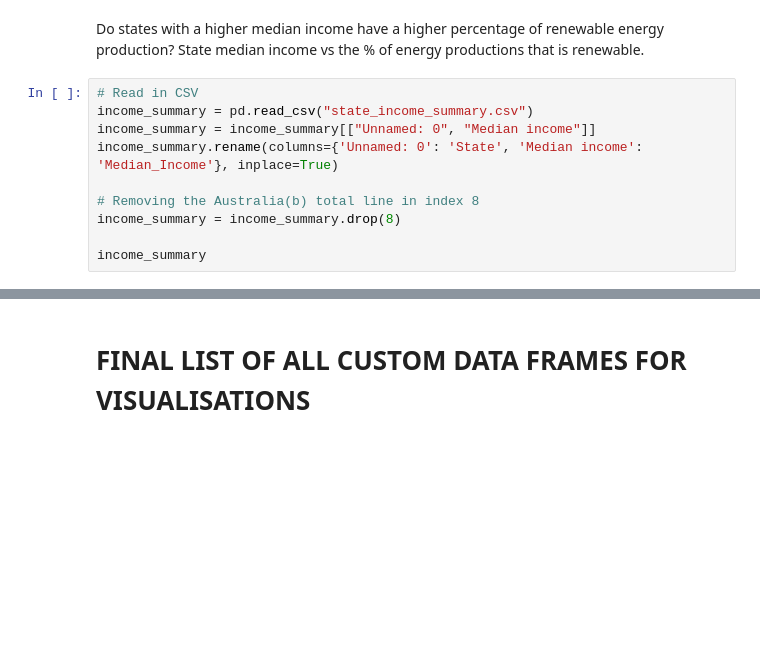
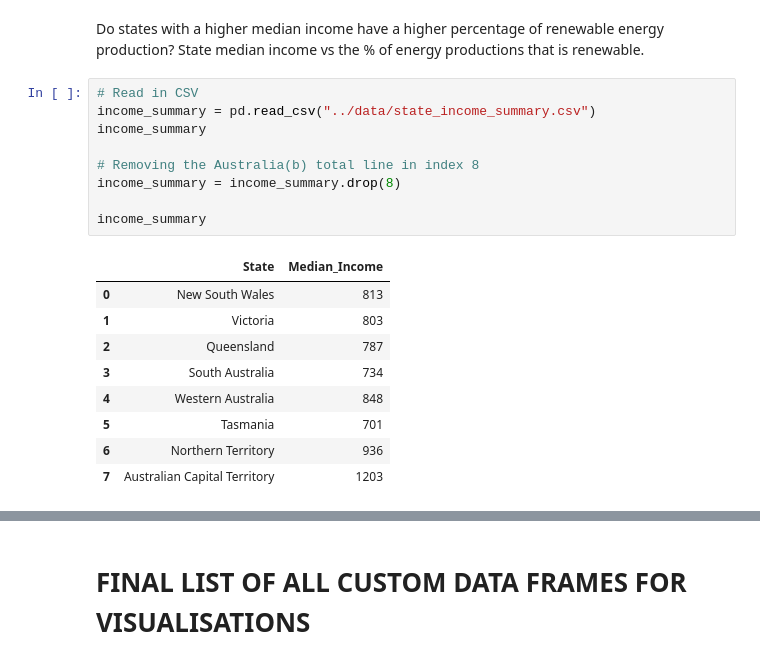
Before and after one commit to Carly-Jane/Australian_Energy_Insights, a Jupyter notebook: notebooks/transform_and_load.ipynb, the cells around one changed output, grey strips where cells are left out. Drawn from its saved outputs; the diff is of its cells as text; blank space fills up the shorter version.

```diff
--- a/notebooks/transform_and_load.ipynb
+++ b/notebooks/transform_and_load.ipynb
@@ -241,14 +409,23 @@ population_renewable_energy
 Do states with a higher median income have a higher percentage of renewable energy production? State median income vs the % of energy productions that is renewable.
 # %%
 # Read in CSV
-income_summary = pd.read_csv("state_income_summary.csv")
-income_summary = income_summary[["Unnamed: 0", "Median income"]]
-income_summary.rename(columns={'Unnamed: 0': 'State', 'Median income': 'Median_Income'}, inplace=True)
+income_summary = pd.read_csv("../data/state_income_summary.csv")
+income_summary
 
 # Removing the Australia(b) total line in index 8
 income_summary = income_summary.drop(8)
 
 income_summary
+# %% [output]
+|  | State | Median_Income |
+| 0 | New South Wales | 813 |
+| 1 | Victoria | 803 |
+| 2 | Queensland | 787 |
+| 3 | South Australia | 734 |
+| 4 | Western Australia | 848 |
+| 5 | Tasmania | 701 |
+| 6 | Northern Territory | 936 |
+| 7 | Australian Capital Territory | 1203 |
 # %%
 # Change state names to acronyms
 
```
Also changed, not shown: parts of 29 cells of this notebook, 15 other files.
